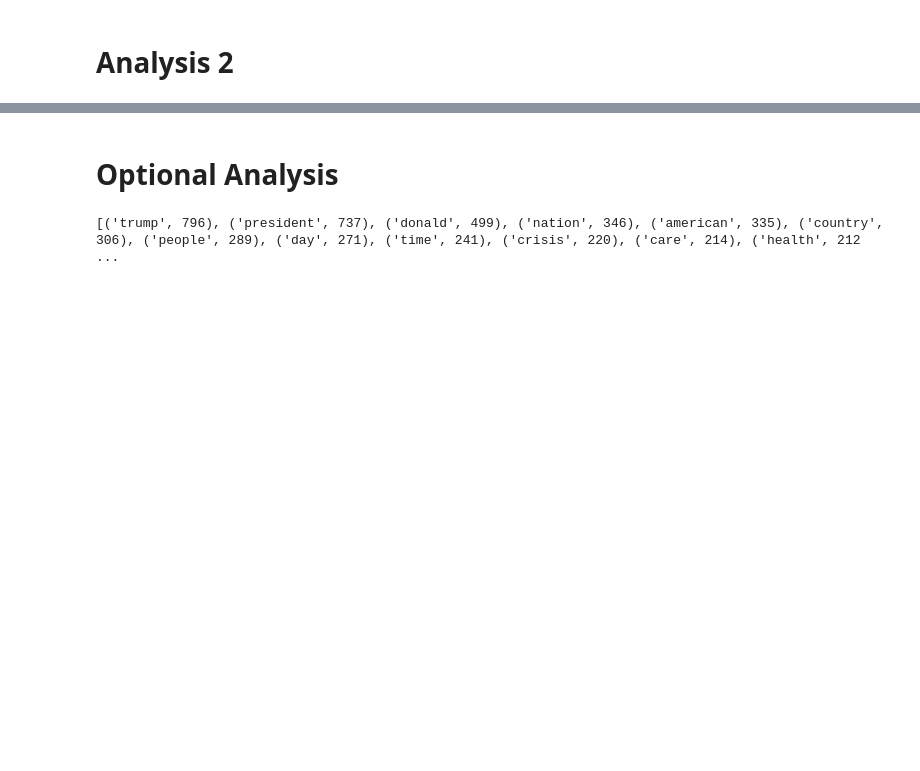
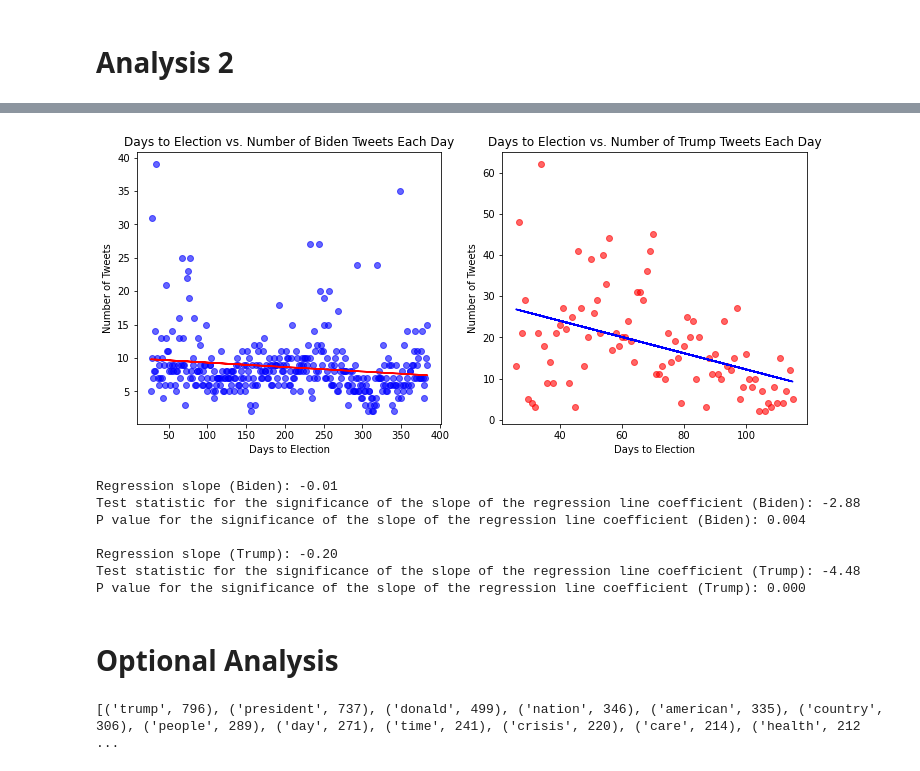
Before and after one commit to sunil-2000/Twitter-Data-Science-Project, a Jupyter notebook: phase4 FINAL (TAs Grade This).ipynb, the cells around one changed output, grey strips where cells are left out. Drawn from its saved outputs; the diff is of its cells as text; code cells hidden in the pictures; blank space fills up the shorter version.

```diff
--- a/phase4 FINAL (TAs Grade This).ipynb
+++ b/phase4 FINAL (TAs Grade This).ipynb
@@ -1130,3 +1002,52 @@ Warnings:
+# %%
+# Biden number of tweets vs. days to election
+
+fig, (ax1, ax2) = plt.subplots(1, 2, figsize=(12, 5))
+
+b_days_tweets_model = linear_model.LinearRegression().fit(biden_tweetsbyday[["days_to_election"]], biden_tweetsbyday["tweets_each_day"])
+b_days_tweets_predict = b_days_tweets_model.predict(biden_tweetsbyday[["days_to_election"]])
+
+ax1.scatter(biden_tweetsbyday["days_to_election"], biden_tweetsbyday["tweets_each_day"], alpha = 0.6, color = "blue")
+ax1.plot(biden_tweetsbyday["days_to_election"], b_days_tweets_predict, c = "red")
+ax1.set_title("Days to Election vs. Number of Biden Tweets Each Day")
+ax1.set_xlabel("Days to Election")
+ax1.set_ylabel("Number of Tweets")
+
+t_days_tweets_model = linear_model.LinearRegression().fit(trump_tweetsbyday[["days_to_election"]], trump_tweetsbyday["tweets_each_day"])
+t_days_tweets_predict = t_days_tweets_model.predict(trump_tweetsbyday[["days_to_election"]])
+
+ax2.scatter(trump_tweetsbyday["days_to_election"], trump_tweetsbyday["tweets_each_day"], alpha = 0.6, color = "red")
+ax2.plot(trump_tweetsbyday["days_to_election"], t_days_tweets_predict, c = "blue")
+ax2.set_title("Days to Election vs. Number of Trump Tweets Each Day")
+ax2.set_xlabel("Days to Election")
+ax2.set_ylabel("Number of Tweets")
+
+plt.show()
+
+b_days_tweets_est = sm.OLS(biden_tweetsbyday["tweets_each_day"], sm.add_constant(biden_tweetsbyday[["days_to_election"]]))
+b_days_tweets_est2 = b_days_tweets_est.fit()
+# print(b_days_tweets_est2.summary())
+print("Regression slope (Biden): " + "{:.2f}".format(b_days_tweets_est2.params[1]))
+print("Test statistic for the significance of the slope of the regression line coefficient (Biden): " + "{:.2f}".format(b_days_tweets_est2.tvalues[1]))
+print("P value for the significance of the slope of the regression line coefficient (Biden): " + "{:.3f}".format(b_days_tweets_est2.pvalues[1]))
+
+print("")
+
+t_days_tweets_est = sm.OLS(trump_tweetsbyday["tweets_each_day"], sm.add_constant(trump_tweetsbyday[["days_to_election"]]))
+t_days_tweets_est2 = t_days_tweets_est.fit()
+# print(t_days_tweets_est2.summary())
+print("Regression slope (Trump): " + "{:.2f}".format(t_days_tweets_est2.params[1]))
+print("Test statistic for the significance of the slope of the regression line coefficient (Trump): " + "{:.2f}".format(t_days_tweets_est2.tvalues[1]))
+print("P value for the significance of the slope of the regression line coefficient (Trump): " + "{:.3f}".format(t_days_tweets_est2.pvalues[1]))
+# %% [output]
+[figure, added]
+Regression slope (Biden): -0.01
+Test statistic for the significance of the slope of the regression line coefficient (Biden): -2.88
+P value for the significance of the slope of the regression line coefficient (Biden): 0.004
+
+Regression slope (Trump): -0.20
+Test statistic for the significance of the slope of the regression line coefficient (Trump): -4.48
+P value for the significance of the slope of the regression line coefficient (Trump): 0.000
 # %% [markdown]
 # Optional Analysis
 # %%
```
Also changed, not shown: parts of 15 cells of this notebook.
